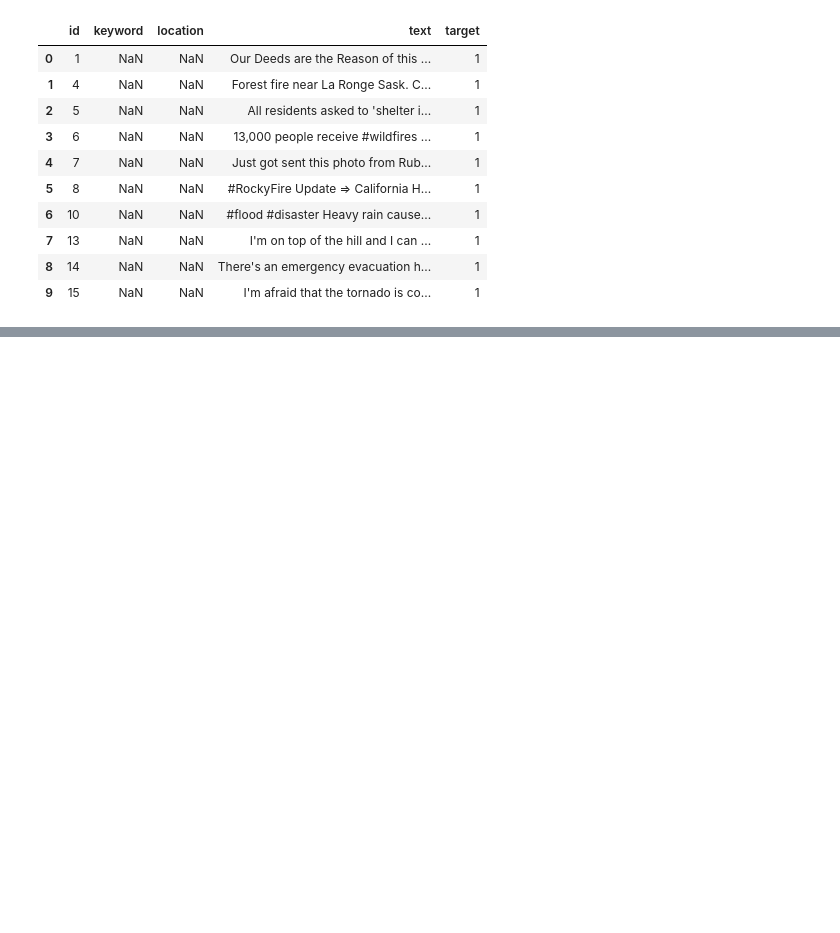
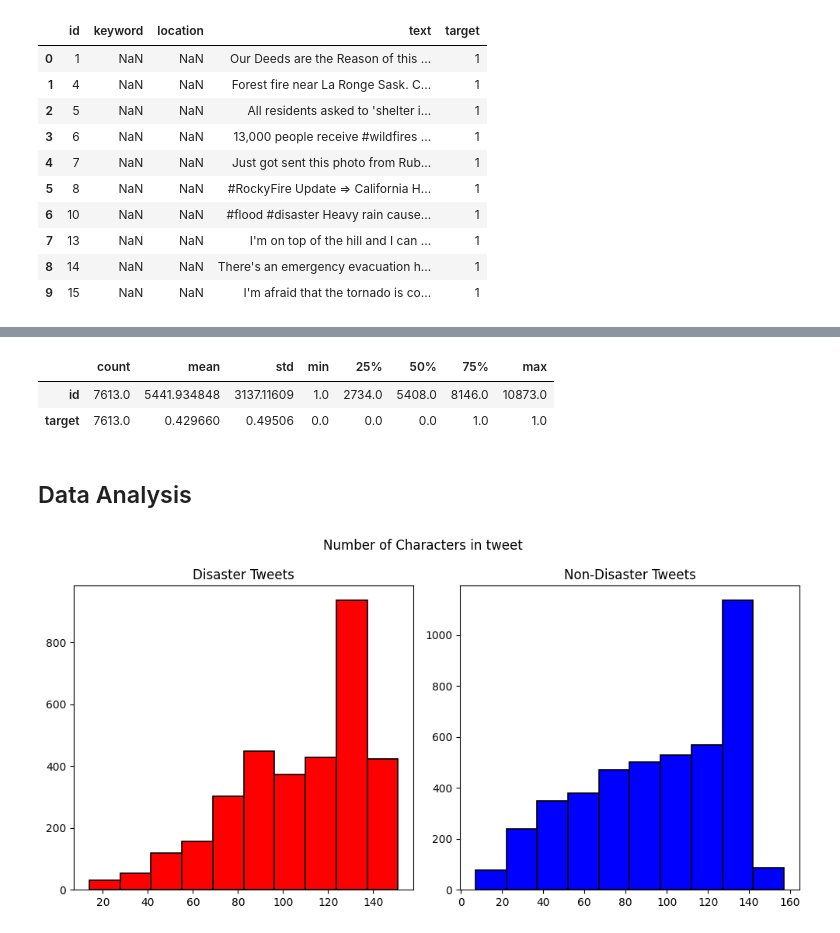
Before and after one commit to yjoechuen/disaster-tweets, a Jupyter notebook: data_analysis.ipynb, the cells around one changed output, grey strips where cells are left out. Saved outputs shown, nothing was run; the diff lists cells and outputs as text; code cells hidden in the pictures; blank space fills up the shorter version.

Commit message:
Data analysis: characters and words

```diff
--- a/data_analysis.ipynb
+++ b/data_analysis.ipynb
@@ -45,0 +63,23 @@ train.head(10)
+# %%
+train.describe().T
+# %% [output]
+|  | count | mean | std | min | 25% | 50% | 75% | max |
+| id | 7613.0 | 5441.934848 | 3137.11609 | 1.0 | 2734.0 | 5408.0 | 8146.0 | 10873.0 |
+| target | 7613.0 | 0.429660 | 0.49506 | 0.0 | 0.0 | 0.0 | 1.0 | 1.0 |
+# %% [markdown]
+## Data Analysis
+# %%
+# Number of characters in tweet
+
+fig,(ax1,ax2) = plt.subplots(1,2,figsize=(10,5))
+char_len_dis = train[train['target']==1]['text'].str.len()
+ax1.hist(char_len_dis,color='red',edgecolor='black', linewidth=1.2)
+ax1.set_title('Disaster Tweets')
+char_len_ndis = train[train['target']==0]['text'].str.len()
+ax2.hist(char_len_ndis,color='blue',edgecolor='black', linewidth=1.2)
+ax2.set_title('Non-Disaster Tweets')
+plt.suptitle("Number of Characters in tweet")
+plt.tight_layout()
+plt.show()
+# %% [output]
+[figure, added]
```
Also changed, not shown: parts of 3 cells of this notebook.
